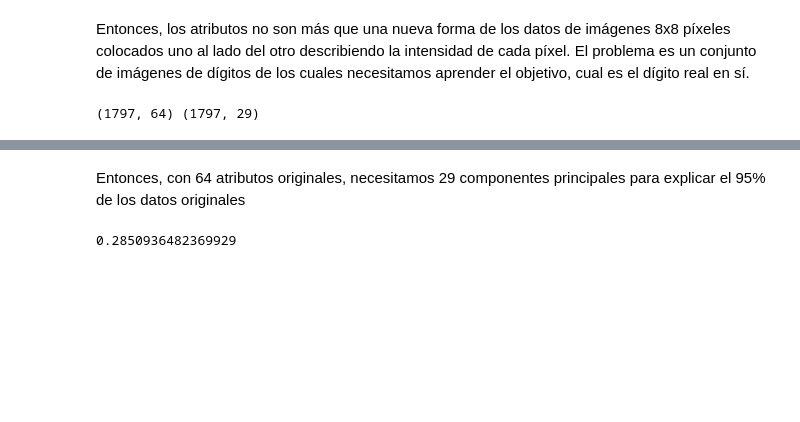
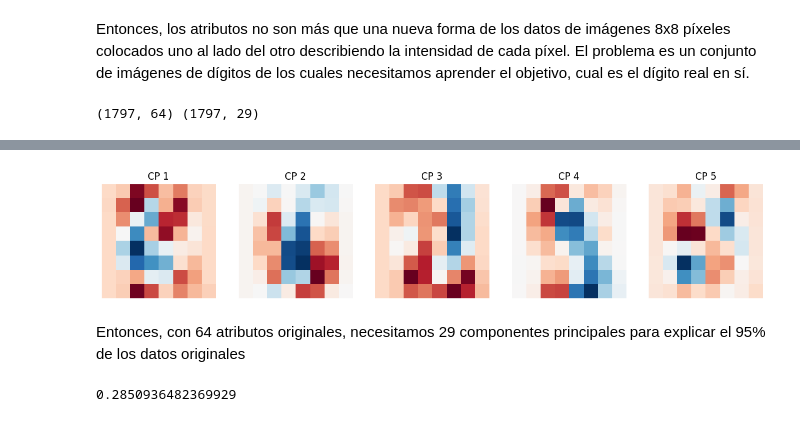
Before and after one commit to ElTioCrack/Diplomado-BigData-BI-Univalle, a Jupyter notebook: 02_Data_Analytics_Procesos_y_Tecnicas/entregas/tareas/notebooks/6.1. IA-AprendizajeNoSupervisado_1.ipynb, the cells around one changed output, grey strips where cells are left out. Saved outputs shown, nothing was run; the diff lists cells and outputs as text; code cells hidden in the pictures; blank space fills up the shorter version.

```diff
--- a/02_Data_Analytics_Procesos_y_Tecnicas/entregas/tareas/notebooks/6.1. IA-AprendizajeNoSupervisado_1.ipynb
+++ b/02_Data_Analytics_Procesos_y_Tecnicas/entregas/tareas/notebooks/6.1. IA-AprendizajeNoSupervisado_1.ipynb
@@ -250,3 +290,26 @@ print(X.shape, X_proj.shape)
+# %%
+# Código adjuntado durante la clase
+# 1. Asegúrate de que el PCA tenga los componentes que quieres
+pca_digitos = PCA(n_components=0.95)
+pca_digitos.fit(X)
+
+# 2. Ajustamos el gráfico al número de componentes disponibles (máximo 5)
+n_disponible = min(5, len(pca_digitos.components_))
+
+fig, axes = plt.subplots(1, n_disponible, figsize=(15, 4))
+
+# Si solo hay 1 componente, 'axes' no es una lista, así que lo convertimos
+if n_disponible == 1: axes = [axes]
+
+for i in range(n_disponible):
+    comp_img = pca_digitos.components_[i].reshape(8, 8)
+    im = axes[i].imshow(comp_img, cmap='RdBu', interpolation='nearest')
+    axes[i].set_title(f'CP {i+1}')
+    axes[i].axis('off')
+
+plt.show()
+# %% [output]
+[figure, added]
 # %% [markdown]
 Entonces, con 64 atributos originales, necesitamos 29 componentes principales para explicar el 95% de los datos originales
 # %%
```
Also changed, not shown: parts of 5 cells of this notebook, 1 other file.
